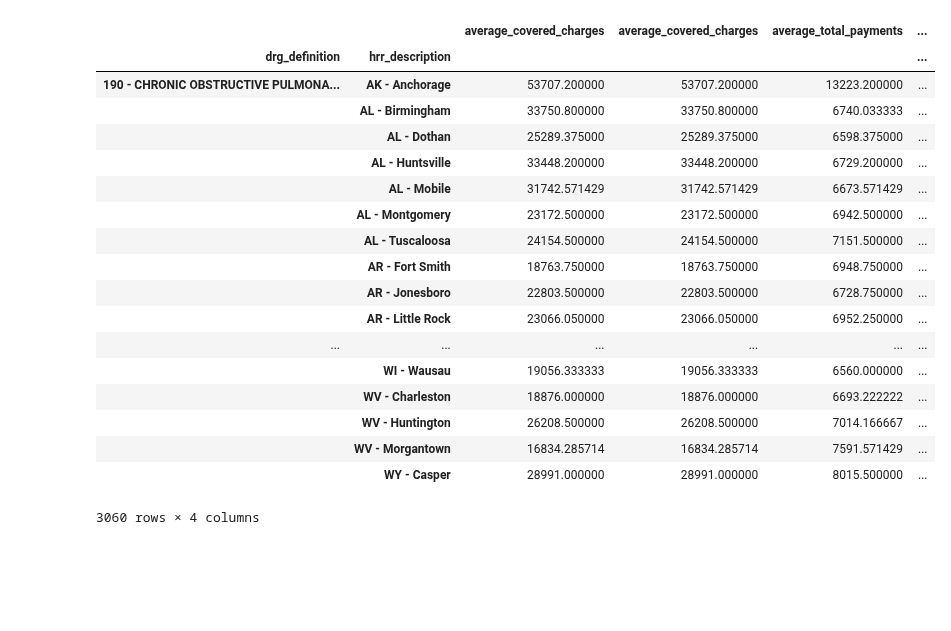
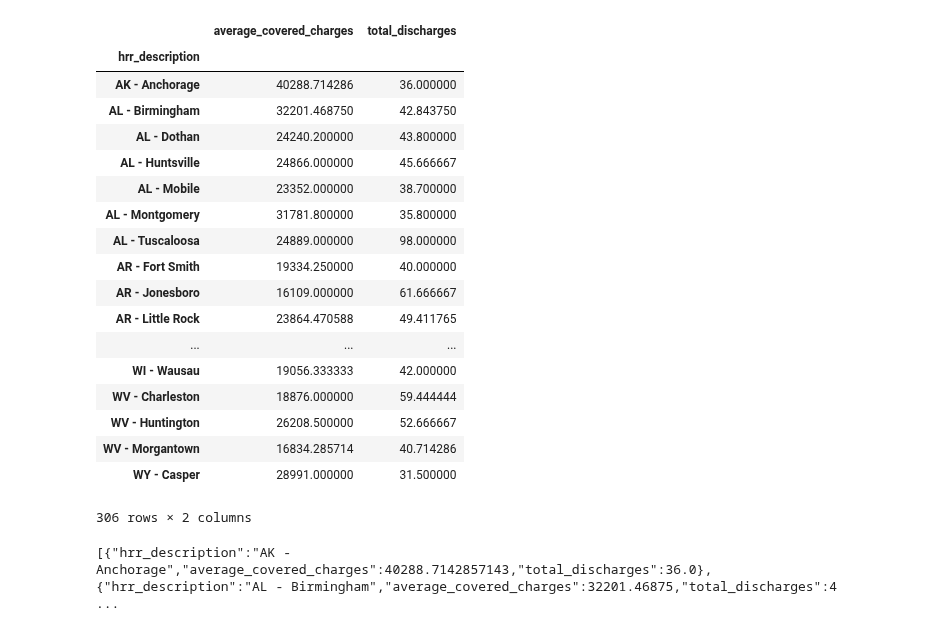
Before and after one commit to laurelic/final_learning, a Jupyter notebook: route_scrub.ipynb, the cells around one changed output. Cells and saved outputs as stored; diff of their text form; code cells hidden in the pictures; blank space fills up the shorter version.

```diff
--- a/route_scrub.ipynb
+++ b/route_scrub.ipynb
@@ -20,15 +20,15 @@ Base.prepare(engine, reflect=True)
 Inpatient = Base.classes.inpatient
 Drg = Base.classes.drg
 # %%
-ids = ['190 - CHRONIC OBSTRUCTIVE PULMONARY DISEASE W MCC', '193 - SIMPLE PNEUMONIA & PLEURISY W MCC', '194 - SIMPLE PNEUMONIA & PLEURISY W CC', '291 - HEART FAILURE & SHOCK W MCC', '292 - HEART FAILURE & SHOCK W CC', '392 - ESOPHAGITIS, GASTROENT & MISC DIGEST DISORDERS W/O MCC', '470 - MAJOR JOINT REPLACEMENT OR REATTACHMENT OF LOWER EXTREMITY W/O MCC', '690 - KIDNEY & URINARY TRACT INFECTIONS W/O MCC', '871 - SEPTICEMIA OR SEVERE SEPSIS W/O MV >96 HOURS W MCC', '872 - SEPTICEMIA OR SEVERE SEPSIS W/O MV >96 HOURS W/O MCC']
+ids = '872 - SEPTICEMIA OR SEVERE SEPSIS W/O MV >96 HOURS W/O MCC'
+#, '193 - SIMPLE PNEUMONIA & PLEURISY W MCC', '194 - SIMPLE PNEUMONIA & PLEURISY W CC', '291 - HEART FAILURE & SHOCK W MCC', '292 - HEART FAILURE & SHOCK W CC', '392 - ESOPHAGITIS, GASTROENT & MISC DIGEST DISORDERS W/O MCC', '470 - MAJOR JOINT REPLACEMENT OR REATTACHMENT OF LOWER EXTREMITY W/O MCC', '690 - KIDNEY & URINARY TRACT INFECTIONS W/O MCC', '871 - SEPTICEMIA OR SEVERE SEPSIS W/O MV >96 HOURS W MCC', '872 - SEPTICEMIA OR SEVERE SEPSIS W/O MV >96 HOURS W/O MCC']
 # %%
 fils = []
-for i in ids:
-    response = db.session.query(Inpatient).filter_by(drg_definition = i)
-    for r in response:
-        rec = r.__dict__.copy()
-        del rec['_sa_instance_state']
-        fils.append(rec)
+response = db.session.query(Inpatient).filter_by(drg_definition = ids)
+for r in response:
+    rec = r.__dict__.copy()
+    del rec['_sa_instance_state']
+    fils.append(rec)
 # %%
 df = pd.DataFrame(fils)
 df
@@ -85,16 +84,12 @@ dtype: int64
 # %%
 #this is the function I made to try to correct it, but it has not worked yet
 def sanitize(data):
-    if type(data) == str:
-        data.replace(",","")
-        data = float(data)
-        return data
-    if type(data) == float:
+    if type(data).__name__ != 'float':
+        return (float( data.replace(",","")))
+    else:
         return data
 
 
-for i in df['total_discharges']:
-    df['d_scrub'][i] = sanitize(df['total_discharges'][i])
-
+df['total_discharges'] = df['total_discharges'].apply(sanitize)
 df.count()
 # %% [output]
@@ -125,4 +111,0 @@ Name: d_scrub, dtype: int64
-# %%
-df['total_discharges'] = df['total_discharges'].str.replace(",", "")
-df['total_discharges'] = pd.to_numeric(df['total_discharges'])
-df.dtypes
@@ -146,22 +123,28 @@ dtype: object
 # %%
-pd.pivot_table(df, index=['drg_definition', 'hrr_description'], values=['average_covered_charges', 'average_covered_charges', 'average_total_payments', 'total_discharges'])
+summary = pd.pivot_table(df, index='hrr_description', values=['average_covered_charges', 'total_discharges'])
+summary
 # %% [output]
-|  |  | average_covered_charges | average_covered_charges | average_total_payments | ... |
-| drg_definition | hrr_description |  |  |  | ... |
-| 190 - CHRONIC OBSTRUCTIVE PULMONA... | AK - Anchorage | 53707.200000 | 53707.200000 | 13223.200000 | ... |
-|  | AL - Birmingham | 33750.800000 | 33750.800000 | 6740.033333 | ... |
-|  | AL - Dothan | 25289.375000 | 25289.375000 | 6598.375000 | ... |
-|  | AL - Huntsville | 33448.200000 | 33448.200000 | 6729.200000 | ... |
-|  | AL - Mobile | 31742.571429 | 31742.571429 | 6673.571429 | ... |
-|  | AL - Montgomery | 23172.500000 | 23172.500000 | 6942.500000 | ... |
-|  | AL - Tuscaloosa | 24154.500000 | 24154.500000 | 7151.500000 | ... |
-|  | AR - Fort Smith | 18763.750000 | 18763.750000 | 6948.750000 | ... |
-|  | AR - Jonesboro | 22803.500000 | 22803.500000 | 6728.750000 | ... |
-|  | AR - Little Rock | 23066.050000 | 23066.050000 | 6952.250000 | ... |
-| ... | ... | ... | ... | ... | ... |
-|  | WI - Wausau | 19056.333333 | 19056.333333 | 6560.000000 | ... |
-|  | WV - Charleston | 18876.000000 | 18876.000000 | 6693.222222 | ... |
-|  | WV - Huntington | 26208.500000 | 26208.500000 | 7014.166667 | ... |
-|  | WV - Morgantown | 16834.285714 | 16834.285714 | 7591.571429 | ... |
-|  | WY - Casper | 28991.000000 | 28991.000000 | 8015.500000 | ... |
+|  | average_covered_charges | total_discharges |
+| hrr_description |  |  |
+| AK - Anchorage | 40288.714286 | 36.000000 |
+| AL - Birmingham | 32201.468750 | 42.843750 |
+| AL - Dothan | 24240.200000 | 43.800000 |
+| AL - Huntsville | 24866.000000 | 45.666667 |
+| AL - Mobile | 23352.000000 | 38.700000 |
+| AL - Montgomery | 31781.800000 | 35.800000 |
+| AL - Tuscaloosa | 24889.000000 | 98.000000 |
+| AR - Fort Smith | 19334.250000 | 40.000000 |
+| AR - Jonesboro | 16109.000000 | 61.666667 |
+| AR - Little Rock | 23864.470588 | 49.411765 |
+| ... | ... | ... |
+| WI - Wausau | 19056.333333 | 42.000000 |
+| WV - Charleston | 18876.000000 | 59.444444 |
+| WV - Huntington | 26208.500000 | 52.666667 |
+| WV - Morgantown | 16834.285714 | 40.714286 |
+| WY - Casper | 28991.000000 | 31.500000 |
-3060 rows × 4 columns
+306 rows × 2 columns
+# %%
+json = summary.reset_index().to_json(orient="records")
+print(json)
+# %% [output]
+[{"hrr_description":"AK - Anchorage","average_covered_charges":40288.7142857143,"total_discharges":36.0},{"hrr_description":"AL - Birmingham","average_covered_charges":32201.46875,"total_discharges":4 ...
```
Also changed, not shown: parts of 7 cells of this notebook, 6 other files.
